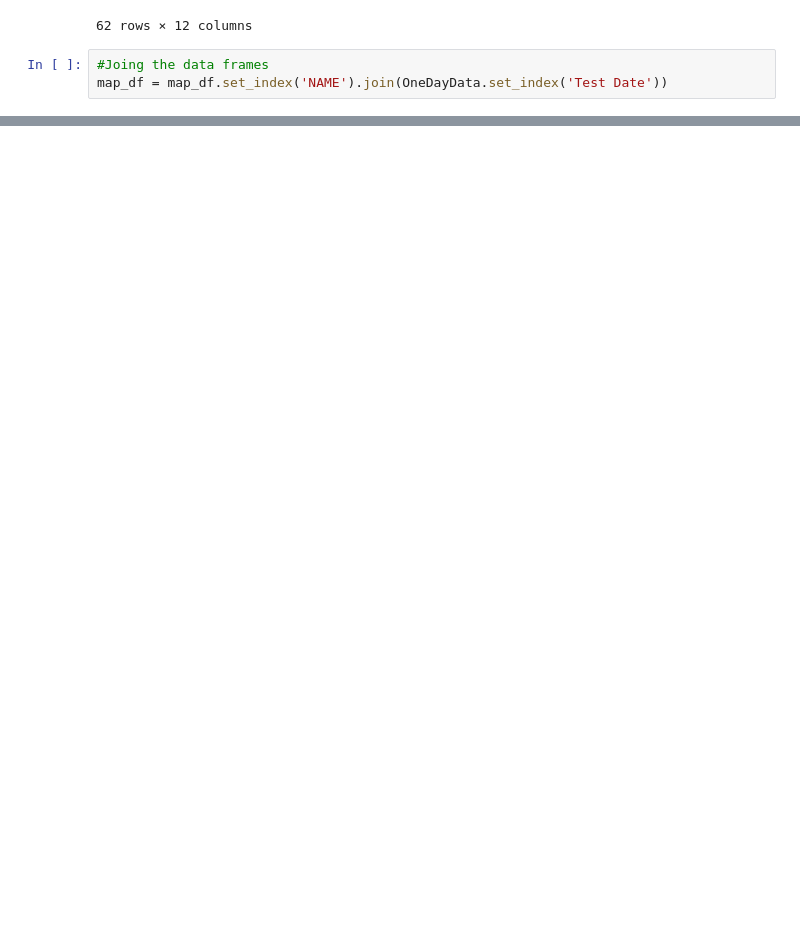
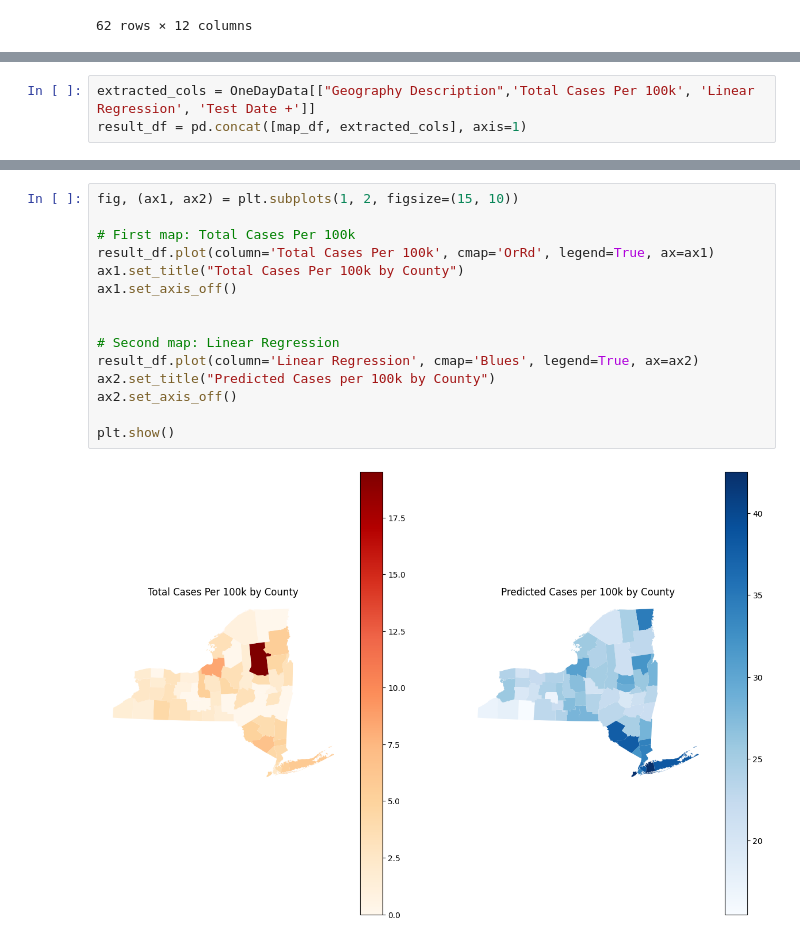
Before and after one commit to Deacon-Code/COVID-19-Model, a Jupyter notebook: AllNYCModeling.ipynb, the cells around one changed output, grey strips where cells are left out. Drawn from its saved outputs; the diff is of its cells as text; blank space fills up the shorter version.

```diff
--- a/AllNYCModeling.ipynb
+++ b/AllNYCModeling.ipynb
@@ -193,6 +205,3 @@ OneDayData
 | 60 | 03/03/2024 | Wyoming | COUNTY | 1 | 2.52 | ... |
 | 61 | 03/03/2024 | Yates | COUNTY | 0 | 0.00 | ... |
 62 rows × 12 columns
-# %%
-#Joing the data frames
-map_df = map_df.set_index('NAME').join(OneDayData.set_index('Test Date'))
@@ -214,0 +208,3 @@ map_df
+# %%
+extracted_cols = OneDayData[["Geography Description",'Total Cases Per 100k', 'Linear Regression', 'Test Date +']]
+result_df = pd.concat([map_df, extracted_cols], axis=1)
@@ -214,0 +227,17 @@ map_df
+# %%
+fig, (ax1, ax2) = plt.subplots(1, 2, figsize=(15, 10))
+
+# First map: Total Cases Per 100k
+result_df.plot(column='Total Cases Per 100k', cmap='OrRd', legend=True, ax=ax1)
+ax1.set_title("Total Cases Per 100k by County")
+ax1.set_axis_off()
+
+
+# Second map: Linear Regression
+result_df.plot(column='Linear Regression', cmap='Blues', legend=True, ax=ax2)
+ax2.set_title("Predicted Cases per 100k by County")
+ax2.set_axis_off()
+
+plt.show()
+# %% [output]
+[figure, added]
```
Also changed, not shown: parts of 4 cells of this notebook.
